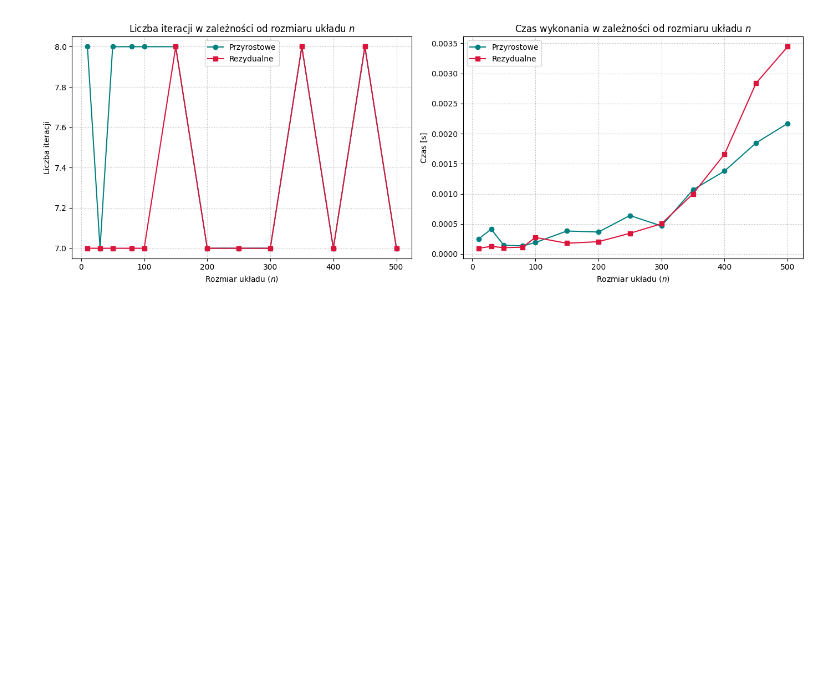
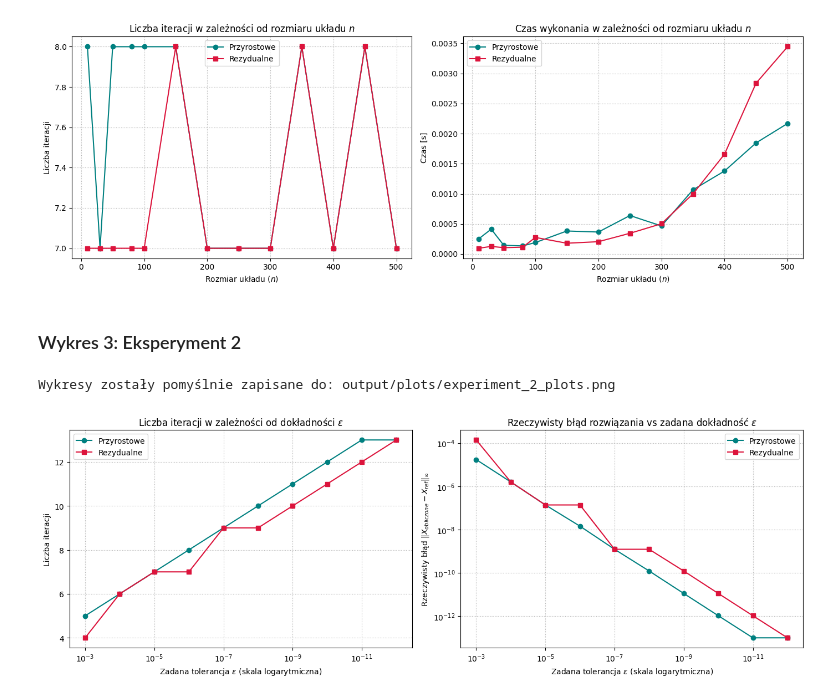
Before and after one commit to Veexeq/MOwNiT, a Jupyter notebook: lab9-linear-systems-v2/main.ipynb, the cells around one changed output. Cells and saved outputs as stored; diff of their text form; code cells hidden in the pictures; blank space fills up the shorter version.

Commit message:
Added experiment 2 and visualization

```diff
--- a/lab9-linear-systems-v2/main.ipynb
+++ b/lab9-linear-systems-v2/main.ipynb
@@ -318,3 +388,46 @@ plt.show()
 # %% [output]
 Wykresy zostały pomyślnie zapisane do: output/plots/experiment_1_plots.png
 [figure]
+# %% [markdown]
+### Wykres 3: Eksperyment 2
+# %%
+# Rozdzielenie danych na dwa kryteria
+df_inc_e = df_exp2[df_exp2['Kryterium'] == 'przyrostowe']
+df_res_e = df_exp2[df_exp2['Kryterium'] == 'rezydualne']
+
+fig, (ax1, ax2) = plt.subplots(1, 2, figsize=(14, 5))
+
+# Wykres 1: Liczba iteracji vs Epsilon (dodana literka 'r' przed tekstami z LaTeX)
+ax1.plot(df_inc_e['Epsilon'], df_inc_e['Liczba iteracji'], 'o-', label='Przyrostowe', color='teal')
+ax1.plot(df_res_e['Epsilon'], df_res_e['Liczba iteracji'], 's-', label='Rezydualne', color='crimson')
+ax1.set_xscale('log')
+ax1.invert_xaxis()
+ax1.set_title(r'Liczba iteracji w zależności od dokładności $\epsilon$')
+ax1.set_xlabel(r'Zadana tolerancja $\epsilon$ (skala logarytmiczna)')
+ax1.set_ylabel('Liczba iteracji')
+ax1.grid(True, linestyle=':', which="both")
+ax1.legend()
+
+# Wykres 2: Rzeczywisty błąd vs Epsilon (dodana literka 'r' przed tekstami z LaTeX)
+ax2.plot(df_inc_e['Epsilon'], df_inc_e['Błąd rzeczywisty'], 'o-', label='Przyrostowe', color='teal')
+ax2.plot(df_res_e['Epsilon'], df_res_e['Błąd rzeczywisty'], 's-', label='Rezydualne', color='crimson')
+ax2.set_xscale('log')
+ax2.set_yscale('log')
+ax2.invert_xaxis()
+ax2.set_title(r'Rzeczywisty błąd rozwiązania vs zadana dokładność $\epsilon$')
+ax2.set_xlabel(r'Zadana tolerancja $\epsilon$ (skala logarytmiczna)')
+ax2.set_ylabel(r'Rzeczywisty błąd $\|X_{obliczone} - X_{ref}\|_\infty$')
+ax2.grid(True, linestyle=':', which="both")
+ax2.legend()
+
+plt.tight_layout()
+
+# Zapis wykresu do pliku
+plot_path_exp2 = 'output/plots/experiment_2_plots.png'
+plt.savefig(plot_path_exp2, dpi=300)
+print(f"Wykresy zostały pomyślnie zapisane do: {plot_path_exp2}")
+
+plt.show()
+# %% [output]
+Wykresy zostały pomyślnie zapisane do: output/plots/experiment_2_plots.png
+[figure, added]
```
Also changed, not shown: parts of 1 cell of this notebook, 2 other files.
